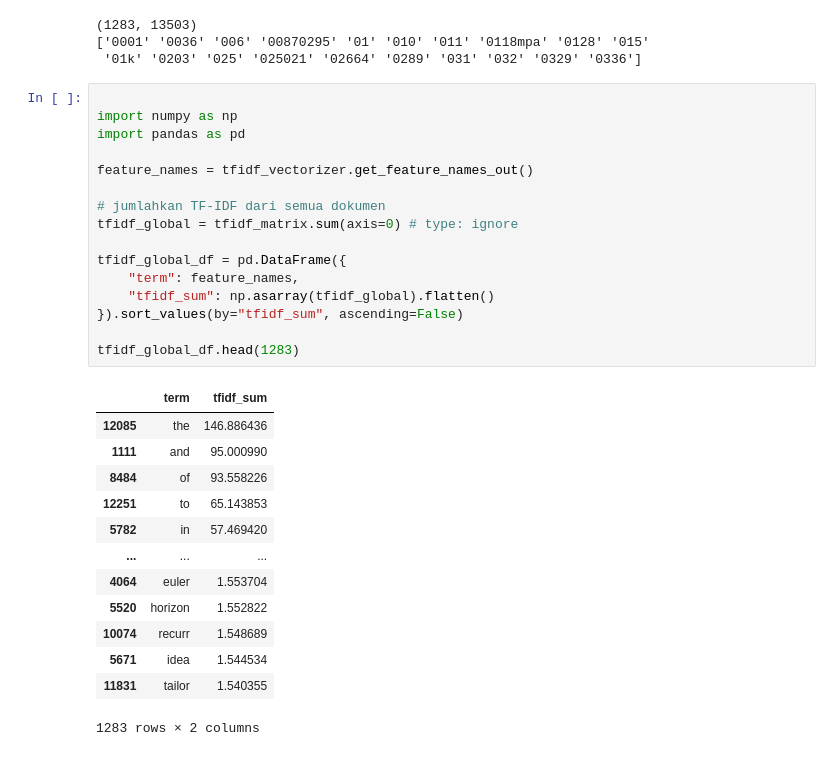
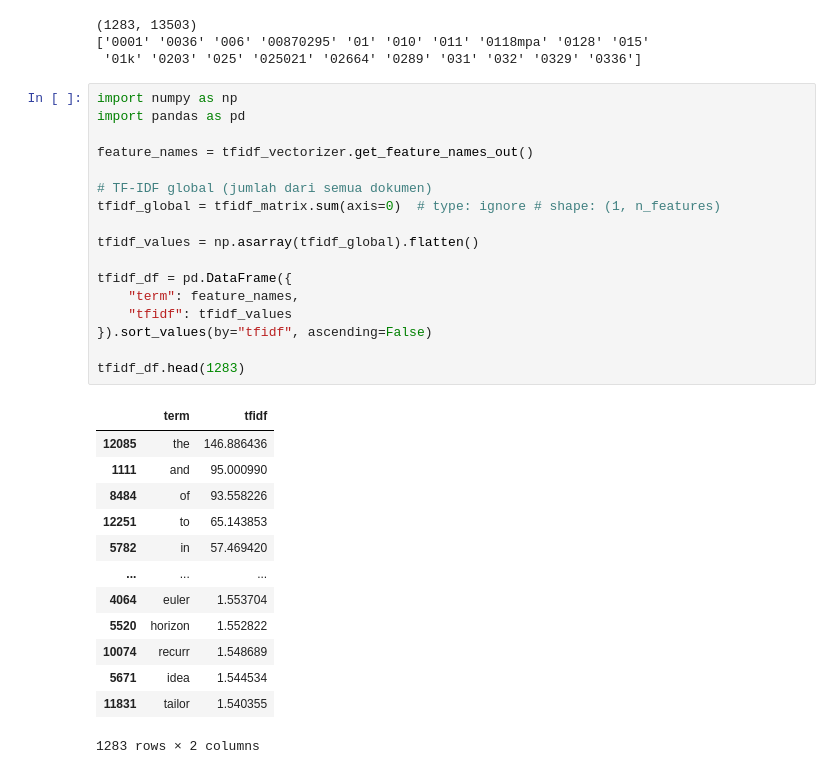
Before and after one commit to arxi-vinder/arxiv_backend_model, a Jupyter notebook: app/ml/vectorizer_data.ipynb, the cells around one changed output. Cells and saved outputs as stored; diff of their text form.

```diff
--- a/app/ml/vectorizer_data.ipynb
+++ b/app/ml/vectorizer_data.ipynb
@@ -86,23 +86,24 @@ print(tfidf_vectorizer.get_feature_names_out()[:20])
 ['0001' '0036' '006' '00870295' '01' '010' '011' '0118mpa' '0128' '015'
  '01k' '0203' '025' '025021' '02664' '0289' '031' '032' '0329' '0336']
 # %%
-
 import numpy as np
 import pandas as pd
 
 feature_names = tfidf_vectorizer.get_feature_names_out()
 
-# jumlahkan TF-IDF dari semua dokumen
-tfidf_global = tfidf_matrix.sum(axis=0) # type: ignore
+# TF-IDF global (jumlah dari semua dokumen)
+tfidf_global = tfidf_matrix.sum(axis=0)  # type: ignore # shape: (1, n_features)
 
-tfidf_global_df = pd.DataFrame({
+tfidf_values = np.asarray(tfidf_global).flatten()
+
+tfidf_df = pd.DataFrame({
     "term": feature_names,
-    "tfidf_sum": np.asarray(tfidf_global).flatten()
-}).sort_values(by="tfidf_sum", ascending=False)
+    "tfidf": tfidf_values
+}).sort_values(by="tfidf", ascending=False)
 
-tfidf_global_df.head(1283)
+tfidf_df.head(1283)
 # %% [output]
-|  | term | tfidf_sum |
+|  | term | tfidf |
 | 12085 | the | 146.886436 |
 | 1111 | and | 95.000990 |
 | 8484 | of | 93.558226 |
```
Also changed, not shown: parts of 3 cells of this notebook.
